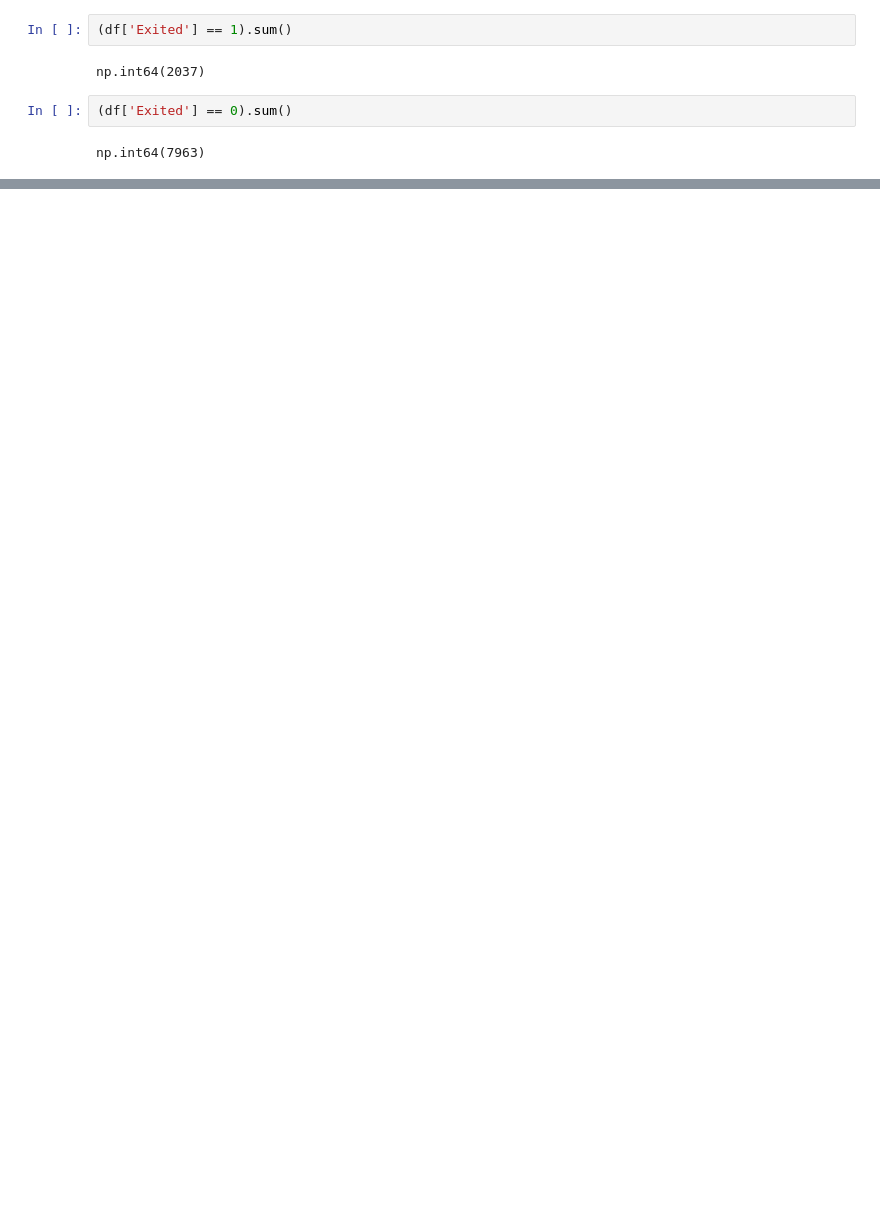
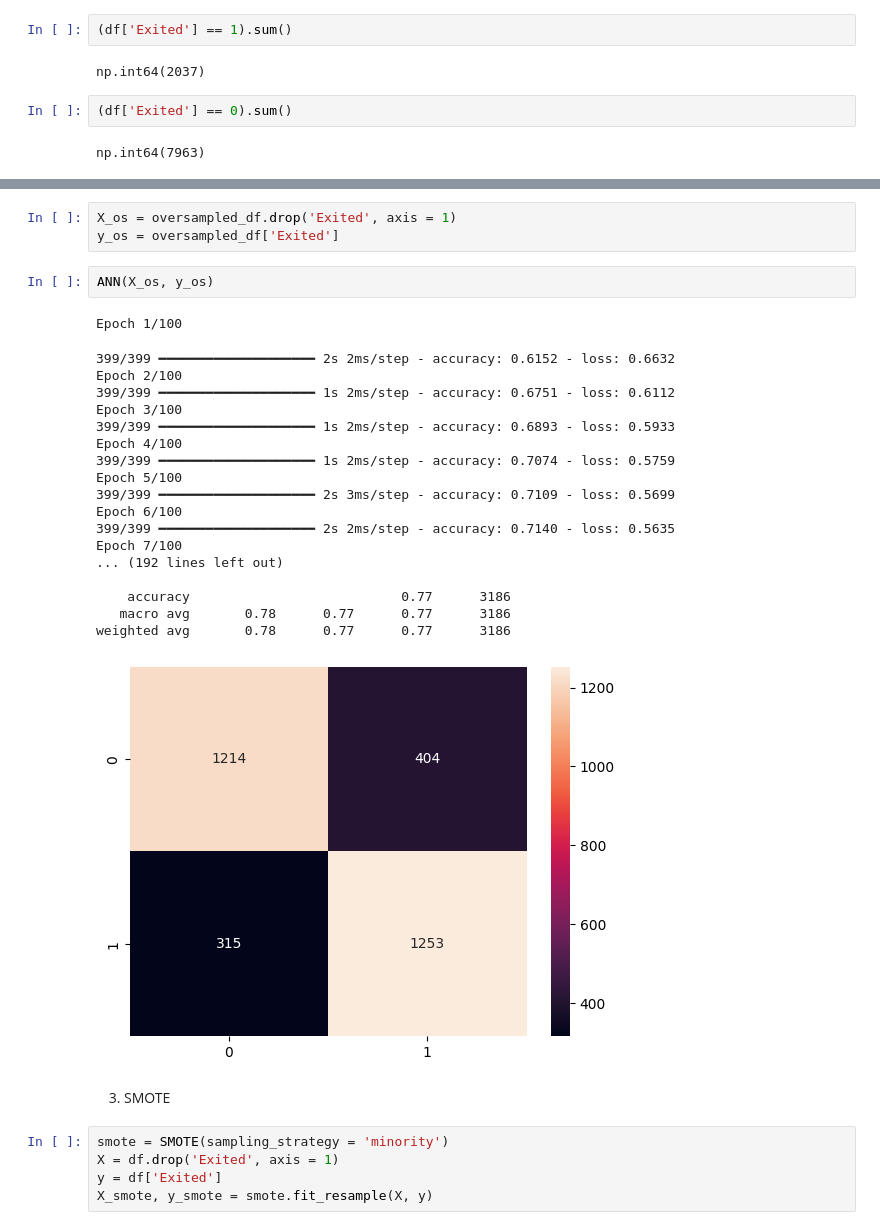
Before and after one commit to Anishvel123/customer-churn-prediction-dl, a Jupyter notebook: customer_churn_prediction_ann_banking_dataset.ipynb, the cells around one changed output, grey strips where cells are left out. Cells and saved outputs as stored; diff of their text form; blank space fills up the shorter version.

```diff
--- a/customer_churn_prediction_ann_banking_dataset.ipynb
+++ b/customer_churn_prediction_ann_banking_dataset.ipynb
@@ -189,0 +243,32 @@ np.int64(7963)
+# %%
+X_os = oversampled_df.drop('Exited', axis = 1)
+y_os = oversampled_df['Exited']
+# %%
+ANN(X_os, y_os)
+# %% [output]
+Epoch 1/100
+399/399 ━━━━━━━━━━━━━━━━━━━━ 2s 2ms/step - accuracy: 0.6152 - loss: 0.6632
+Epoch 2/100
+399/399 ━━━━━━━━━━━━━━━━━━━━ 1s 2ms/step - accuracy: 0.6751 - loss: 0.6112
+Epoch 3/100
+399/399 ━━━━━━━━━━━━━━━━━━━━ 1s 2ms/step - accuracy: 0.6893 - loss: 0.5933
+Epoch 4/100
+399/399 ━━━━━━━━━━━━━━━━━━━━ 1s 2ms/step - accuracy: 0.7074 - loss: 0.5759
+Epoch 5/100
+399/399 ━━━━━━━━━━━━━━━━━━━━ 2s 3ms/step - accuracy: 0.7109 - loss: 0.5699
+Epoch 6/100
+399/399 ━━━━━━━━━━━━━━━━━━━━ 2s 2ms/step - accuracy: 0.7140 - loss: 0.5635
+Epoch 7/100
+... (192 lines left out)
+
+    accuracy                           0.77      3186
+   macro avg       0.78      0.77      0.77      3186
+weighted avg       0.78      0.77      0.77      3186
+[figure, added]
+# %% [markdown]
+3. SMOTE
+# %%
+smote = SMOTE(sampling_strategy = 'minority')
+X = df.drop('Exited', axis = 1)
+y = df['Exited']
+X_smote, y_smote = smote.fit_resample(X, y)
```
Also changed, not shown: parts of 19 cells of this notebook.
